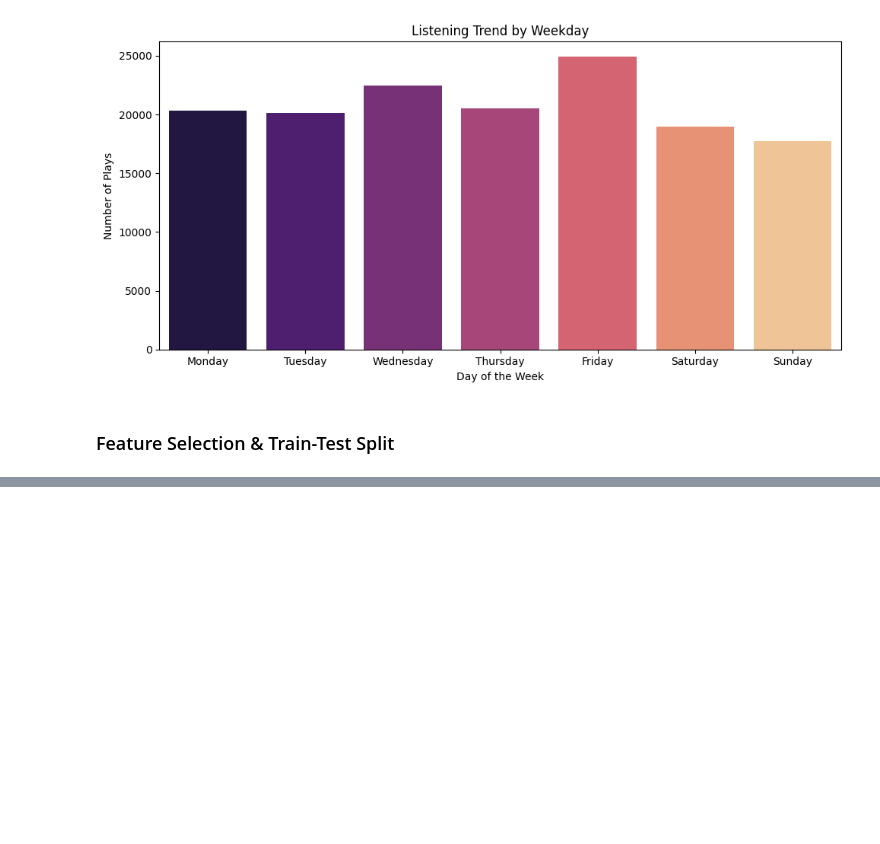
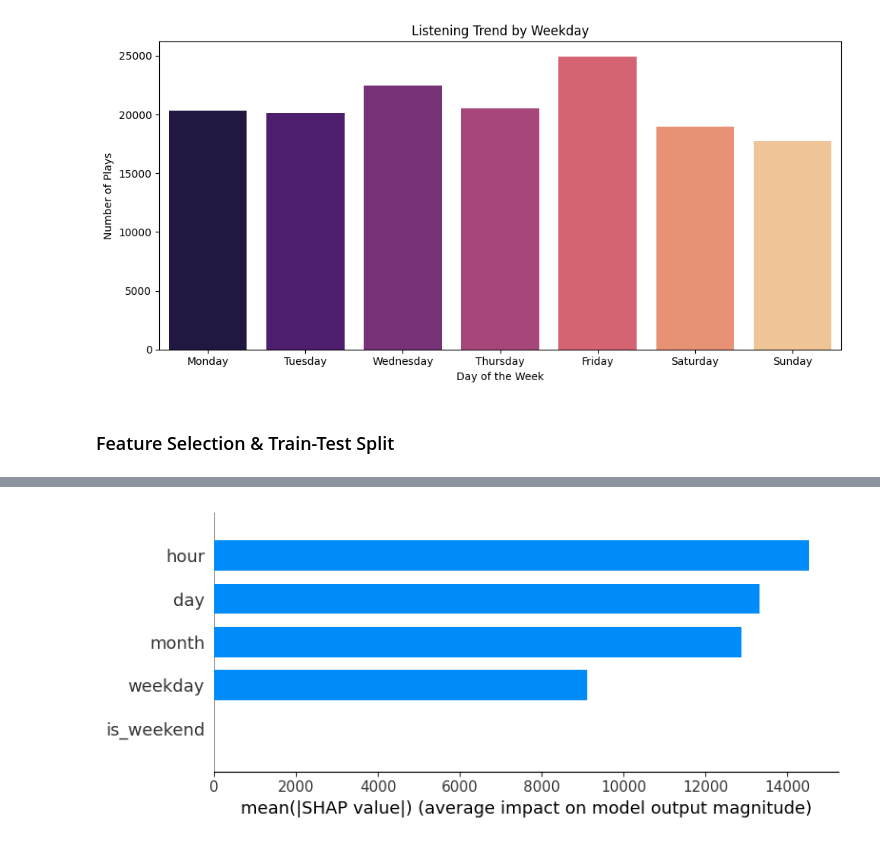
Before and after one commit to Sujoy-004/spotify-global-analysis, a Jupyter notebook: spotify.ipynb, the cells around one changed output, grey strips where cells are left out. Cells and saved outputs as stored; diff of their text form; code cells hidden in the pictures; blank space fills up the shorter version.

```diff
--- a/spotify.ipynb
+++ b/spotify.ipynb
@@ -347,0 +431,15 @@ plt.show()
+# %%
+import shap
+
+# Create SHAP explainer using TreeExplainer
+explainer = shap.TreeExplainer(xgb_model)
+
+# Compute SHAP values for a sample of the test set
+sample_size = 1000  # Adjust sample size as needed
+X_test_sample = X_test.sample(n=sample_size, random_state=42)
+shap_values = explainer.shap_values(X_test_sample)
+# %%
+# SHAP Summary Plot
+shap.summary_plot(shap_values, X_test, plot_type="bar")
+# %% [output]
+[figure, added]
```
Also changed, not shown: parts of 24 cells of this notebook.
